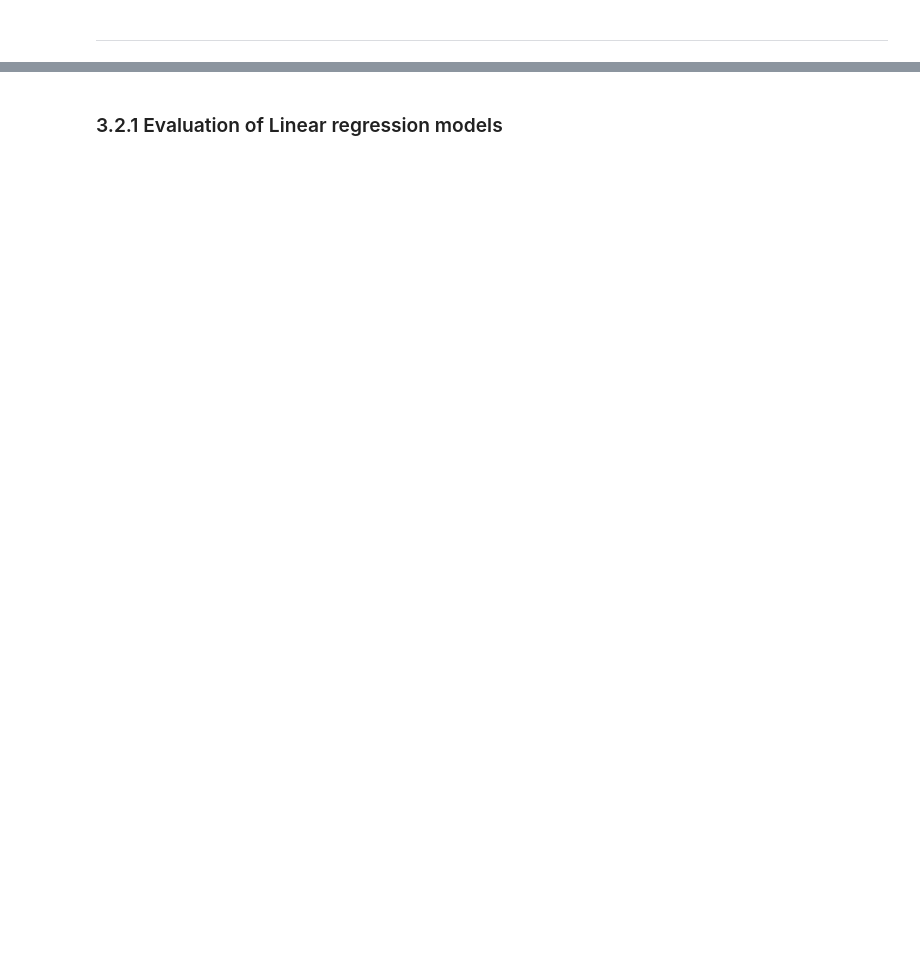
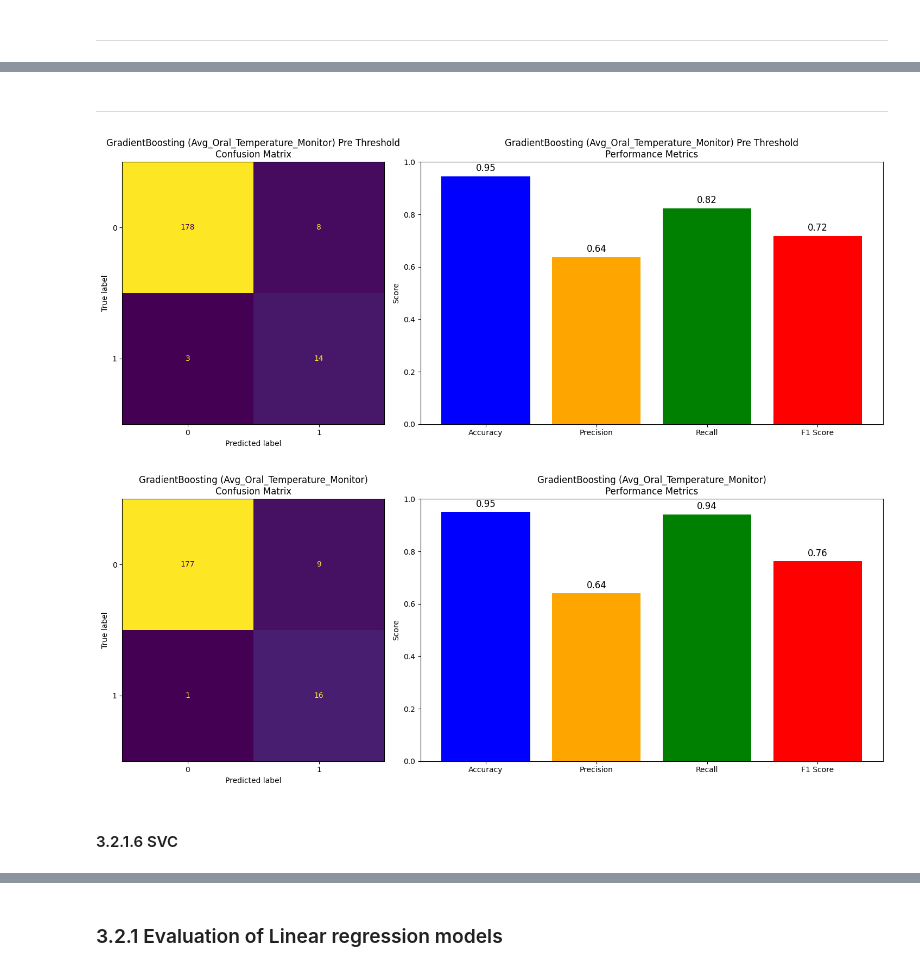
Before and after one commit to ochetcuti/FeverPredictorML, a Jupyter notebook: final.ipynb, the cells around one changed output, grey strips where cells are left out. Drawn from its saved outputs; the diff is of its cells as text; code cells hidden in the pictures; blank space fills up the shorter version.

```diff
--- a/final.ipynb
+++ b/final.ipynb
@@ -1031,0 +1095,10 @@ Random_forest_Avg_Oral_Temperature_Monitor = eval_classification_model(true_labe
+# %% [markdown]
+---
+# %%
+Grad_boosting_Avg_Oral_Temperature_Monitor_prethreshold = eval_classification_model(true_labels[:,1],pred_output_df['Avg_Oral_Temperature_Monitor'],f"{model_name_str} (Avg_Oral_Temperature_Monitor) Pre Threshold")
+Grad_boosting_Avg_Oral_Temperature_Monitor = eval_classification_model(true_labels[:,1],Logistic_regression_threshold["thresholded_predictions"]["Avg_Oral_Temperature_Monitor_thresholded"], f"{model_name_str} (Avg_Oral_Temperature_Monitor)")
+# %% [output]
+[figure, added]
+[figure, added]
+# %% [markdown]
+#### 3.2.1.6 SVC
```
Also changed, not shown: parts of 23 cells of this notebook.
